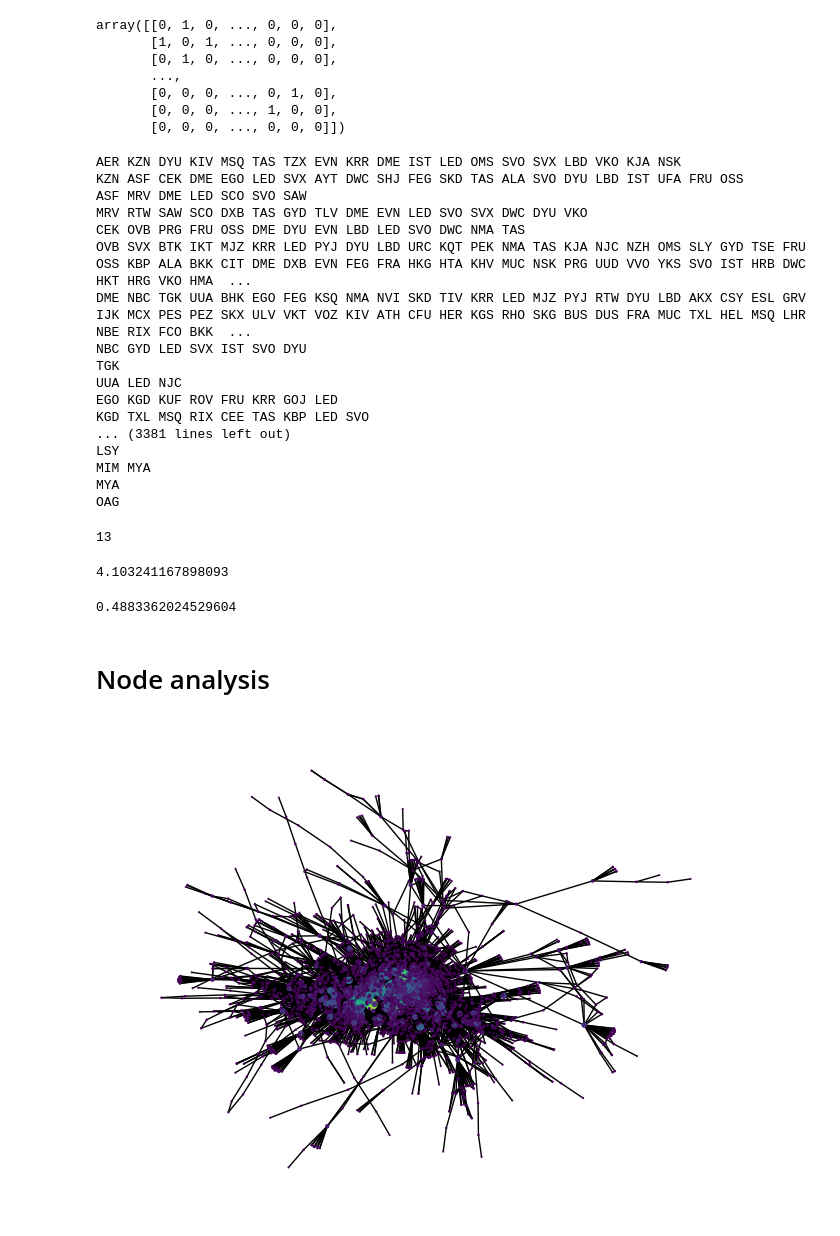
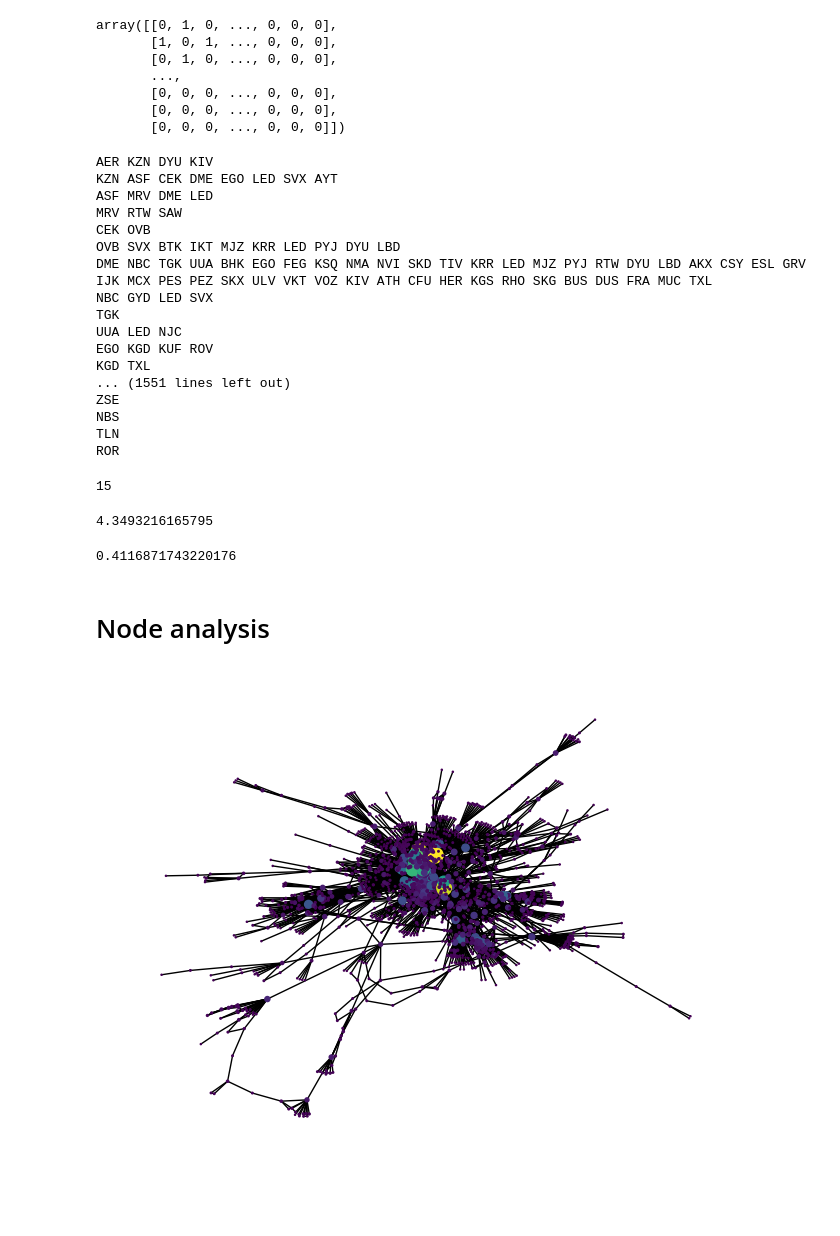
Before and after one commit to Vicente-Lorenzo/NetworkScience, a Jupyter notebook: Project_Research.ipynb, the cells around one changed output. Drawn from its saved outputs; the diff is of its cells as text; code cells hidden in the pictures; blank space fills up the shorter version.

```diff
--- a/Project_Research.ipynb
+++ b/Project_Research.ipynb
@@ -10,6 +10,7 @@ import pandas as pd
 import matplotlib.pyplot as plt
 # %%
 airlines_data = pd.read_csv('airlines.csv')
+airlines_data = airlines_data.head(10000)
 G = nx.Graph()
 edges = [(row['src_iata'], row['dest_iata']) for _, row in airlines_data.iterrows()]
 G.add_edges_from(edges)
@@ -205,51 +200,51 @@ array([[0, 1, 0, ..., 0, 0, 0],
        [1, 0, 1, ..., 0, 0, 0],
        [0, 1, 0, ..., 0, 0, 0],
        ...,
-       [0, 0, 0, ..., 0, 1, 0],
-       [0, 0, 0, ..., 1, 0, 0],
+       [0, 0, 0, ..., 0, 0, 0],
+       [0, 0, 0, ..., 0, 0, 0],
        [0, 0, 0, ..., 0, 0, 0]])
 # %%
 # generate adjacency list (for graph G)
 for line in nx.generate_adjlist(G):
   print(line)
 # %% [output]
-AER KZN DYU KIV MSQ TAS TZX EVN KRR DME IST LED OMS SVO SVX LBD VKO KJA NSK
-KZN ASF CEK DME EGO LED SVX AYT DWC SHJ FEG SKD TAS ALA SVO DYU LBD IST UFA FRU OSS
-ASF MRV DME LED SCO SVO SAW
-MRV RTW SAW SCO DXB TAS GYD TLV DME EVN LED SVO SVX DWC DYU VKO
-CEK OVB PRG FRU OSS DME DYU EVN LBD LED SVO DWC NMA TAS
-OVB SVX BTK IKT MJZ KRR LED PYJ DYU LBD URC KQT PEK NMA TAS KJA NJC NZH OMS SLY GYD TSE FRU OSS KBP ALA BKK CIT DME DXB EVN FEG FRA HKG HTA KHV MUC NSK PRG UUD VVO YKS SVO IST HRB DWC HKT HRG VKO HMA  ...
-DME NBC TGK UUA BHK EGO FEG KSQ NMA NVI SKD TIV KRR LED MJZ PYJ RTW DYU LBD AKX CSY ESL GRV IJK MCX PES PEZ SKX ULV VKT VOZ KIV ATH CFU HER KGS RHO SKG BUS DUS FRA MUC TXL HEL MSQ LHR NBE RIX FCO BKK  ...
-NBC GYD LED SVX IST SVO DYU
+AER KZN DYU KIV
+KZN ASF CEK DME EGO LED SVX AYT
+ASF MRV DME LED
+MRV RTW SAW
+CEK OVB
+OVB SVX BTK IKT MJZ KRR LED PYJ DYU LBD
+DME NBC TGK UUA BHK EGO FEG KSQ NMA NVI SKD TIV KRR LED MJZ PYJ RTW DYU LBD AKX CSY ESL GRV IJK MCX PES PEZ SKX ULV VKT VOZ KIV ATH CFU HER KGS RHO SKG BUS DUS FRA MUC TXL
+NBC GYD LED SVX
 TGK
 UUA LED NJC
-EGO KGD KUF ROV FRU KRR GOJ LED
-KGD TXL MSQ RIX CEE TAS KBP LED SVO
-... (3381 lines left out)
-LSY
-MIM MYA
-MYA
-OAG
+EGO KGD KUF ROV
+KGD TXL
+... (1551 lines left out)
+ZSE
+NBS
+TLN
+ROR
 # %%
 nx.diameter(G)
 # %% [output]
-13
+15
 # %%
 nx.average_shortest_path_length(G)
 # %% [output]
-4.103241167898093
+4.3493216165795
 # %%
 nx.average_clustering(G)
 # %% [output]
-0.4883362024529604
+0.4116871743220176
 # %% [markdown]
 # Node analysis
 # %%
 # compute graph degree centrality
 centrality = nx.degree_centrality(G)
 centrality = np.fromiter(centrality.values(), float)
 
 # draw graph with node's color and size based on degree centrality
-nx.draw(G, node_color=centrality, node_size=centrality*1e3)
+nx.draw(G, node_color=centrality, node_size=centrality*1e3, width = 1)
 # %% [output]
-[figure, old version]
+[figure, new version]
```
Also changed, not shown: parts of 24 cells of this notebook.
